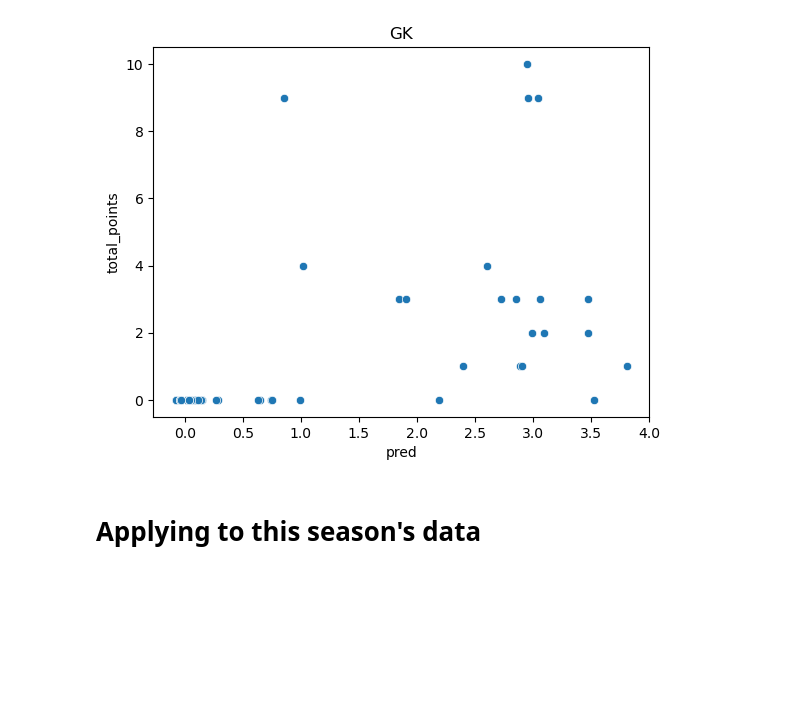
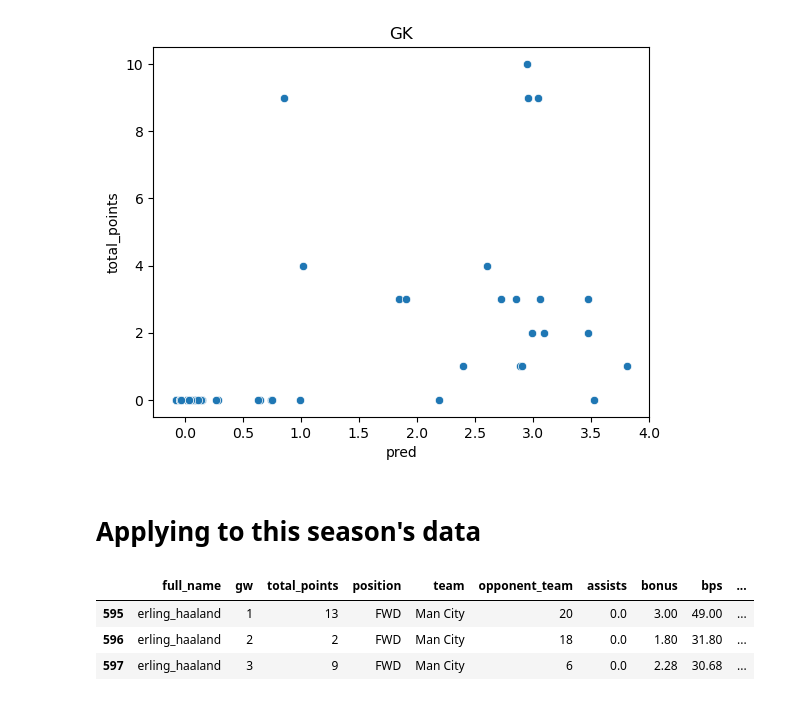
Before and after one commit to doug-ellis/draft_fpl_2526, a Jupyter notebook: transfer/gw_score_predictor_v1.ipynb, the cells around one changed output. Cells and saved outputs as stored; diff of their text form; code cells hidden in the pictures; blank space fills up the shorter version.

```diff
--- a/transfer/gw_score_predictor_v1.ipynb
+++ b/transfer/gw_score_predictor_v1.ipynb
@@ -121,0 +110,7 @@ gw_all = pd.concat(gw_dfs).reset_index(drop=True)
+# %%
+ewma_gw_df_players.query('full_name=="erling_haaland"')
+# %% [output]
+|  | full_name | gw | total_points | position | team | opponent_team | assists | bonus | bps | ... |
+| 595 | erling_haaland | 1 | 13 | FWD | Man City | 20 | 0.0 | 3.00 | 49.00 | ... |
+| 596 | erling_haaland | 2 | 2 | FWD | Man City | 18 | 0.0 | 1.80 | 31.80 | ... |
+| 597 | erling_haaland | 3 | 9 | FWD | Man City | 6 | 0.0 | 2.28 | 30.68 | ... |
```
Also changed, not shown: parts of 8 cells of this notebook.
